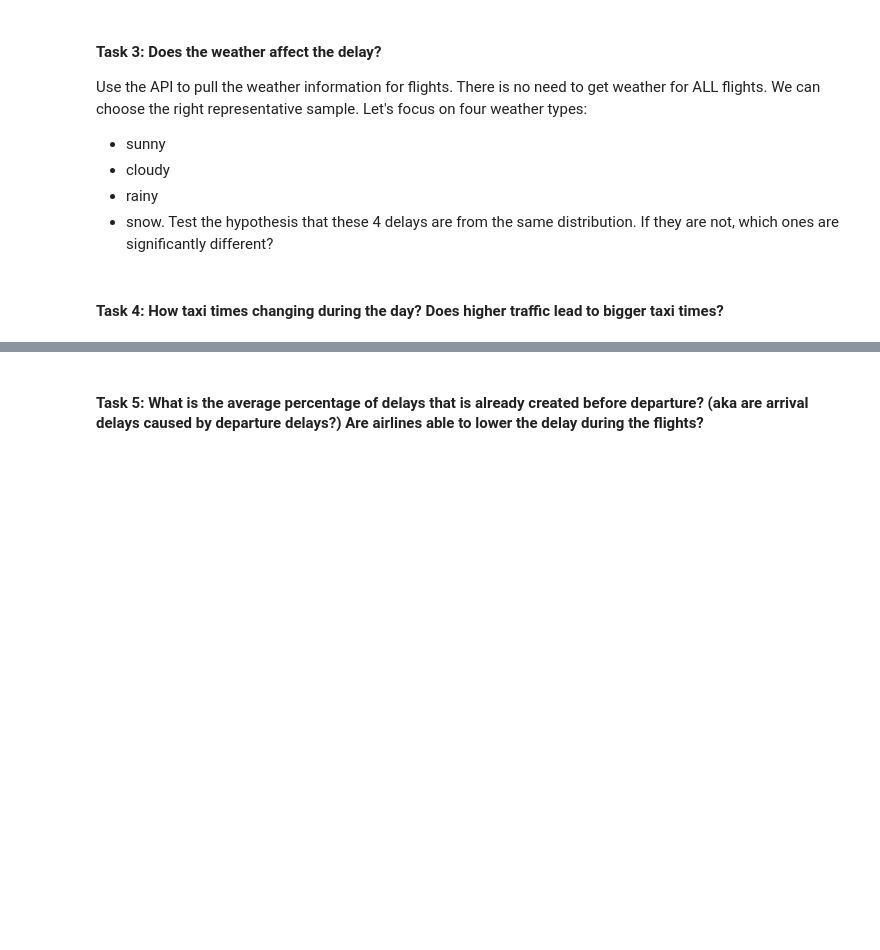
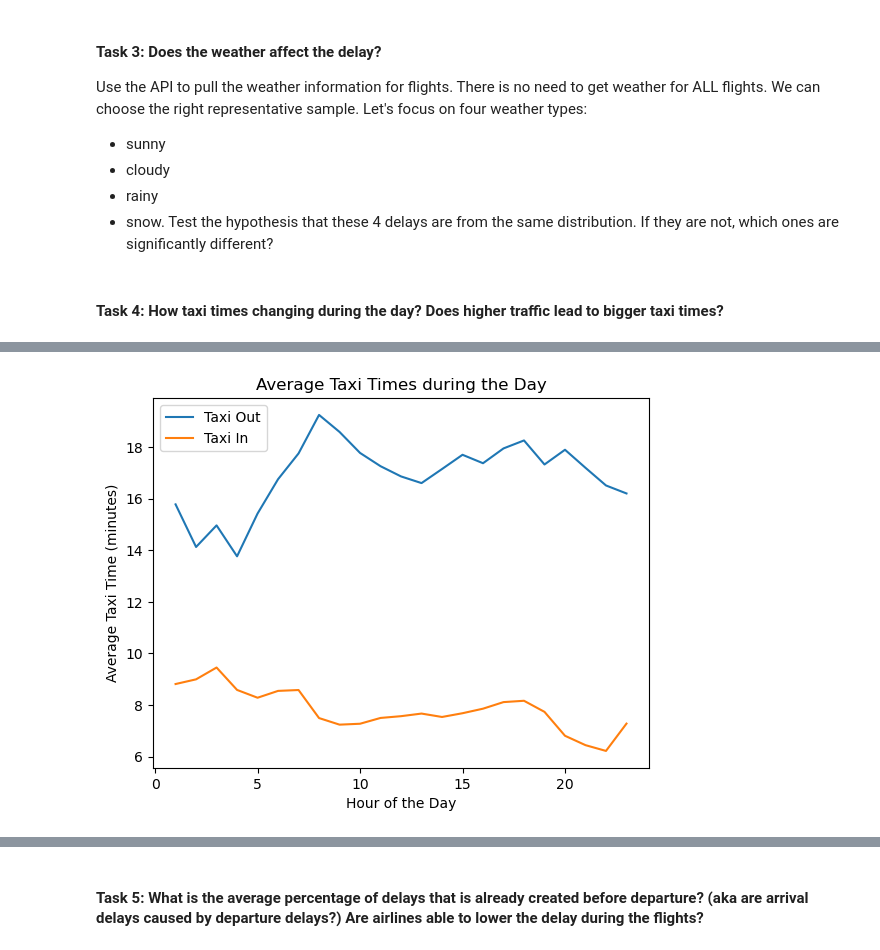
Before and after one commit to Ali-Mohamed23/midterm-project-I, a Jupyter notebook: exploratory_analysis.ipynb, the cells around one changed output, grey strips where cells are left out. Drawn from its saved outputs; the diff is of its cells as text; code cells hidden in the pictures; blank space fills up the shorter version.

```diff
--- a/exploratory_analysis.ipynb
+++ b/exploratory_analysis.ipynb
@@ -301,0 +336,20 @@ flights_df['crs_dep_time'].nan
+# %%
+flights_df = flights_df.dropna(subset=['taxi_in'])
+# %%
+taxi_data = flights_df[['crs_dep_time', 'taxi_out', 'taxi_in']].copy()
+
+taxi_data.loc[:, 'crs_dep_time'] = pd.to_datetime(taxi_data['crs_dep_time'], format='%H%M', errors='coerce')
+
+taxi_data.loc[:, 'hour_of_day'] = taxi_data['crs_dep_time'].dt.hour
+
+average_taxi_times = taxi_data.groupby('hour_of_day', as_index=False).mean()
+
+plt.plot(average_taxi_times['hour_of_day'], average_taxi_times['taxi_out'], label='Taxi Out')
+plt.plot(average_taxi_times['hour_of_day'], average_taxi_times['taxi_in'], label='Taxi In')
+plt.xlabel('Hour of the Day')
+plt.ylabel('Average Taxi Time (minutes)')
+plt.title('Average Taxi Times during the Day')
+plt.legend()
+plt.show()
+# %% [output]
+[figure, added]
```
Also changed, not shown: parts of 19 cells of this notebook.
